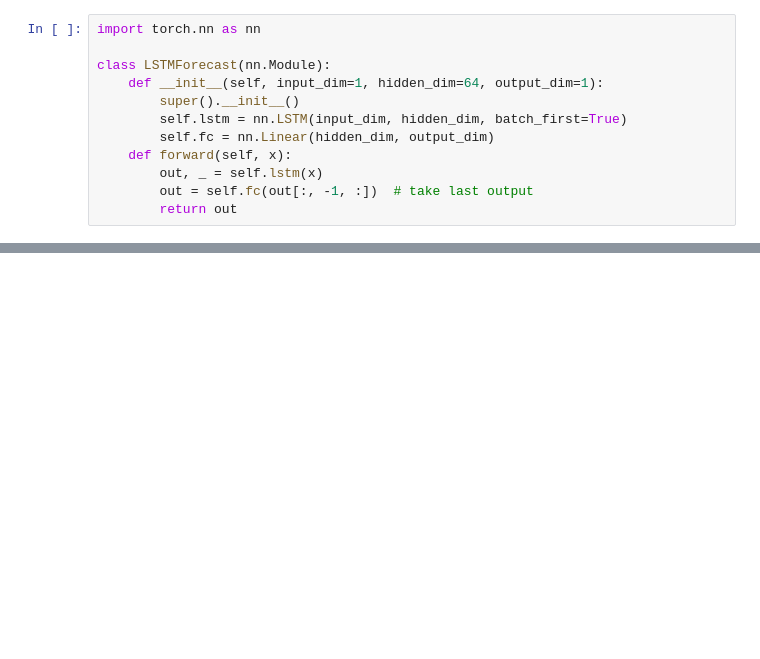
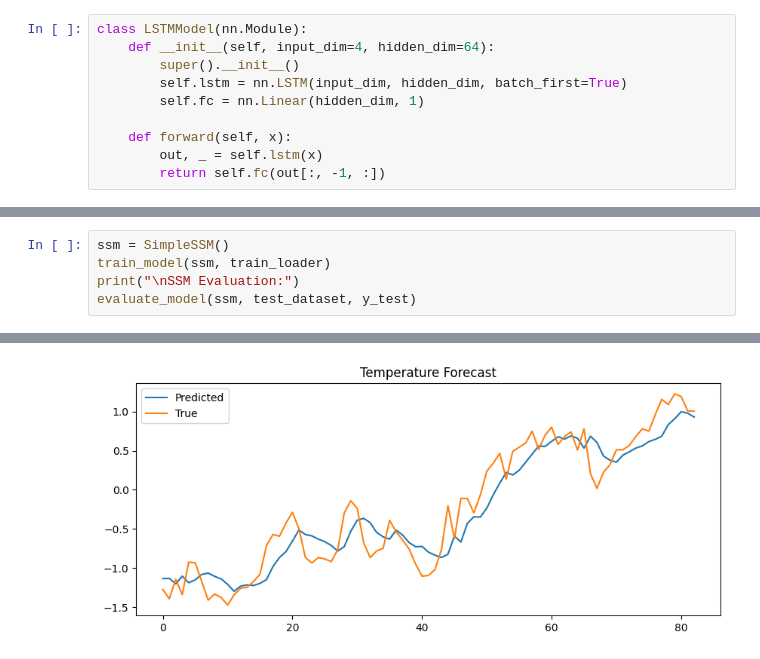
Before and after one commit to abrham17/state_space_model, a Jupyter notebook: ssm.ipynb, the cells around one changed output, grey strips where cells are left out. Drawn from its saved outputs; the diff is of its cells as text; blank space fills up the shorter version.

```diff
--- a/ssm.ipynb
+++ b/ssm.ipynb
@@ -44,12 +84,10 @@ TypeError: can't convert np.ndarray of type numpy.object_. The only supported ty
 # %%
-import torch.nn as nn
-
-class LSTMForecast(nn.Module):
-    def __init__(self, input_dim=1, hidden_dim=64, output_dim=1):
+class LSTMModel(nn.Module):
+    def __init__(self, input_dim=4, hidden_dim=64):
         super().__init__()
         self.lstm = nn.LSTM(input_dim, hidden_dim, batch_first=True)
-        self.fc = nn.Linear(hidden_dim, output_dim)
+        self.fc = nn.Linear(hidden_dim, 1)
+
     def forward(self, x):
         out, _ = self.lstm(x)
-        out = self.fc(out[:, -1, :])  # take last output
-        return out
+        return self.fc(out[:, -1, :])
@@ -144,0 +175,6 @@ array([13.136942, 13.472925, 13.77204 , ..., 17.380085, 17.150118,
+# %%
+ssm = SimpleSSM()
+train_model(ssm, train_loader)
+print("\nSSM Evaluation:")
+evaluate_model(ssm, test_dataset, y_test)
+# %% [output]
@@ -144,0 +198 @@ array([13.136942, 13.472925, 13.77204 , ..., 17.380085, 17.150118,
+[figure, added]
```
Also changed, not shown: parts of 20 cells of this notebook.
